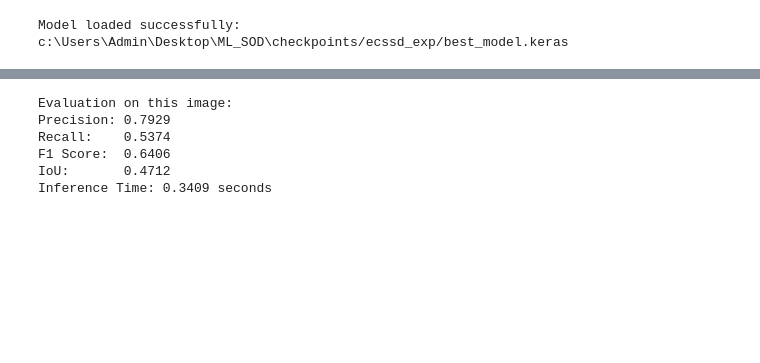
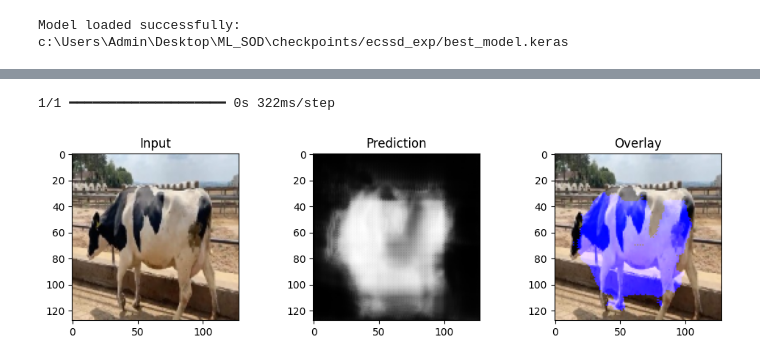
Before and after one commit to JonRxpo/ML_SOD, a Jupyter notebook: notebooks/demo_notebook.ipynb, the cells around one changed output, grey strips where cells are left out. Saved outputs shown, nothing was run; the diff lists cells and outputs as text; code cells hidden in the pictures; blank space fills up the shorter version.

```diff
--- a/notebooks/demo_notebook.ipynb
+++ b/notebooks/demo_notebook.ipynb
@@ -15,14 +18,19 @@ print("Model loaded successfully:", model_path)
 # %% [output]
 Model loaded successfully: c:\Users\Admin\Desktop\ML_SOD\checkpoints/ecssd_exp/best_model.keras
 # %%
-import random, cv2
-from src.evaluate import predict_and_visualize
+from tkinter import Tk, filedialog
 
-test_dir = os.path.join(PROJECT_ROOT, "data/ecssd/test/images")
-test_files = os.listdir(test_dir)
-test_image_path = os.path.join(test_dir, random.choice(test_files))
+# Hide main window
+Tk().withdraw()
 
-print("Using test image:", test_image_path)
+print("Select an image file to evaluate...")
+image_path = filedialog.askopenfilename(
+    title="Select image",
+    filetypes=[("Image Files", "*.jpg *.jpeg *.png")]
+)
 
-pred, inference_time = predict_and_visualize(model, test_image_path)
+if not image_path:
+    print("No image selected!")
+else:
+    print("Selected image:", image_path)
 # %% [output]
@@ -32,26 +39,47 @@ Using test image: c:\Users\Admin\Desktop\ML_SOD\data/ecssd/test/images\0808.jpg
 # %%
 import cv2
-from src.evaluate import evaluate_mask
+import numpy as np
 
-mask_path = test_image_path.replace("images", "masks").replace(".jpg", ".png")
-true_mask = cv2.imread(mask_path, 0)
+def predict_and_visualize_uploaded(model, image_path):
+    img = cv2.imread(image_path)
+    if img is None:
+        print(f"Error: Could not read image: {image_path}")
+        return None, None
 
-if true_mask is None:
-    print("Mask not found:", mask_path)
-else:
-    true_mask = cv2.resize(true_mask, (128, 128))
-    precision, recall, f1, iou = evaluate_mask(pred, true_mask)
-    print("Evaluation on this image:")
-    print(f"Precision: {precision:.4f}")
-    print(f"Recall:    {recall:.4f}")
-    print(f"F1 Score:  {f1:.4f}")
-    print(f"IoU:       {iou:.4f}")
-    print(f"Inference Time: {inference_time:.4f} seconds")
+    img_resized = cv2.resize(img, (128, 128))
+    inp = img_resized / 255.0
+    inp = np.expand_dims(inp, axis=0)
+
+    start_time = time.time()
+    pred = model.predict(inp)[0]
+    inference_time = time.time() - start_time
+
+    mask_bin = (pred > 0.5).astype(np.uint8)
+
+    plt.figure(figsize=(10, 3))
+
+    plt.subplot(1, 3, 1)
+    plt.imshow(img_resized[..., ::-1])
+    plt.title("Input")
+
+    plt.subplot(1, 3, 2)
+    plt.imshow(pred.squeeze(), cmap="gray")
+    plt.title("Prediction")
+
+    overlay = img_resized.copy()
+    overlay[:, :, 0] = overlay[:, :, 0] * (1 - mask_bin.squeeze()) + 255 * mask_bin.squeeze()
+    plt.subplot(1, 3, 3)
+    plt.imshow(overlay[..., ::-1])
+    plt.title("Overlay")
+
+    plt.tight_layout()
+    plt.show()
+
+    return pred.squeeze(), inference_time
+
+
+pred, inference_time = predict_and_visualize_uploaded(model, image_path)
 # %% [output]
-Evaluation on this image:
-Precision: 0.7929
-Recall:    0.5374
-F1 Score:  0.6406
-IoU:       0.4712
-Inference Time: 0.3409 seconds
+1/1 ━━━━━━━━━━━━━━━━━━━━ 0s 322ms/step
+[figure, added]
 # %%
```
Also changed, not shown: parts of 4 cells of this notebook.
